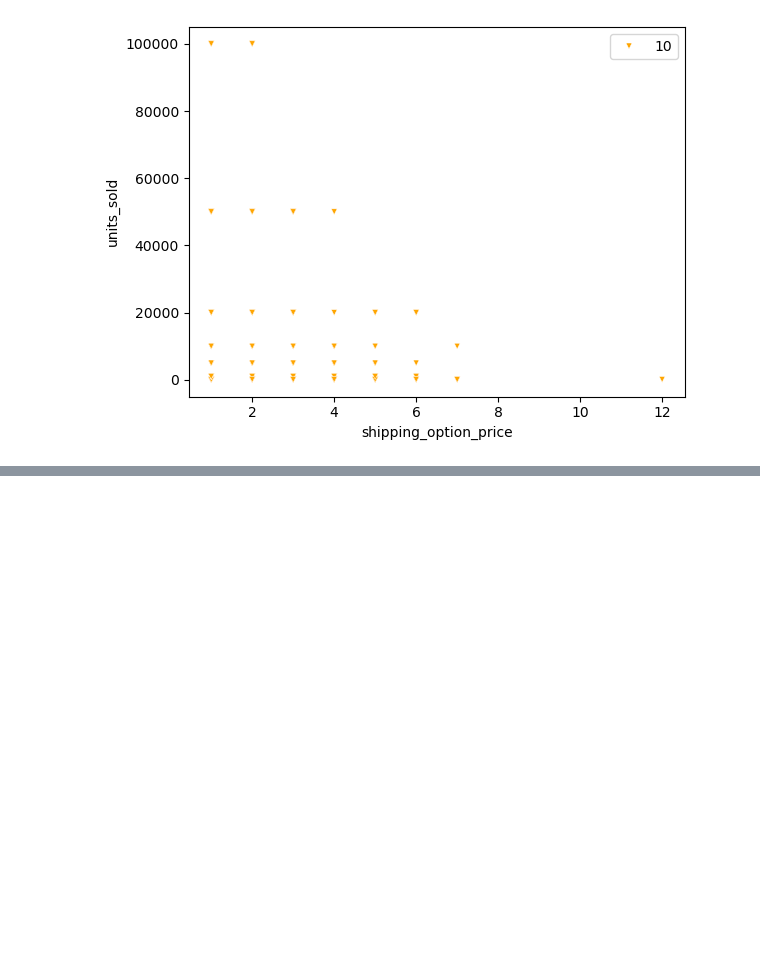
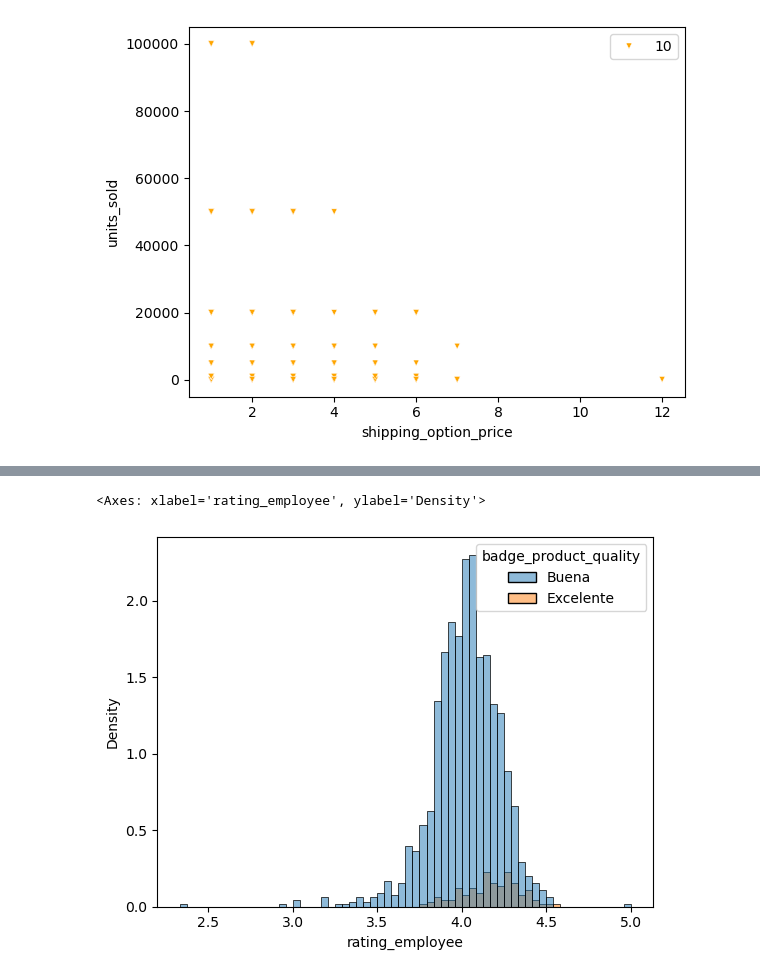
Before and after one commit to AlmuSF/Adalab-repositorio_pair_modulo3, a Jupyter notebook: Pair7_visualizacion.ipynb, the cells around one changed output, grey strips where cells are left out. Saved outputs shown, nothing was run; the diff lists cells and outputs as text; code cells hidden in the pictures; blank space fills up the shorter version.

```diff
--- a/Pair7_visualizacion.ipynb
+++ b/Pair7_visualizacion.ipynb
@@ -253,0 +278,6 @@ KeyError: 'shipping_option_prices_sold'
+# %%
+sns.histplot(df_mer, x="rating_employee", hue="badge_product_quality", stat="density")
+# Extra: , element="step"
+# %% [output]
+<Axes: xlabel='rating_employee', ylabel='Density'>
+[figure, added]
```
Also changed, not shown: parts of 9 cells of this notebook.
